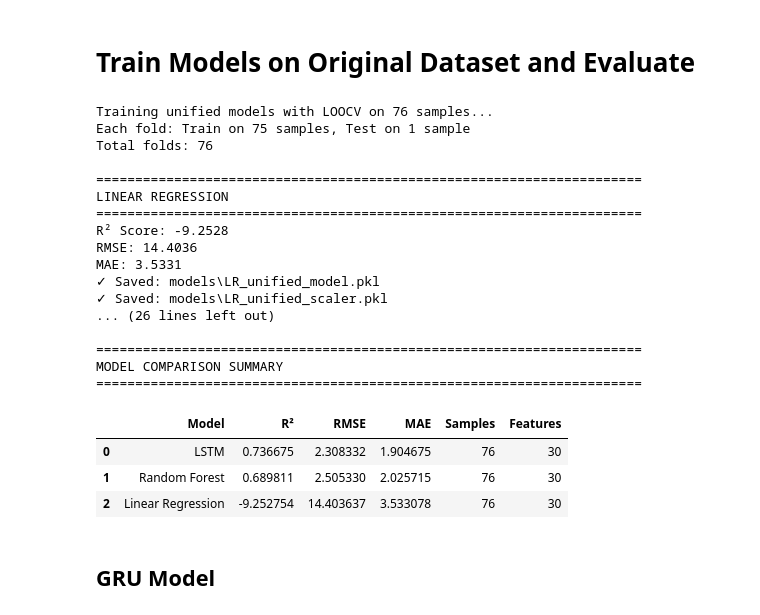
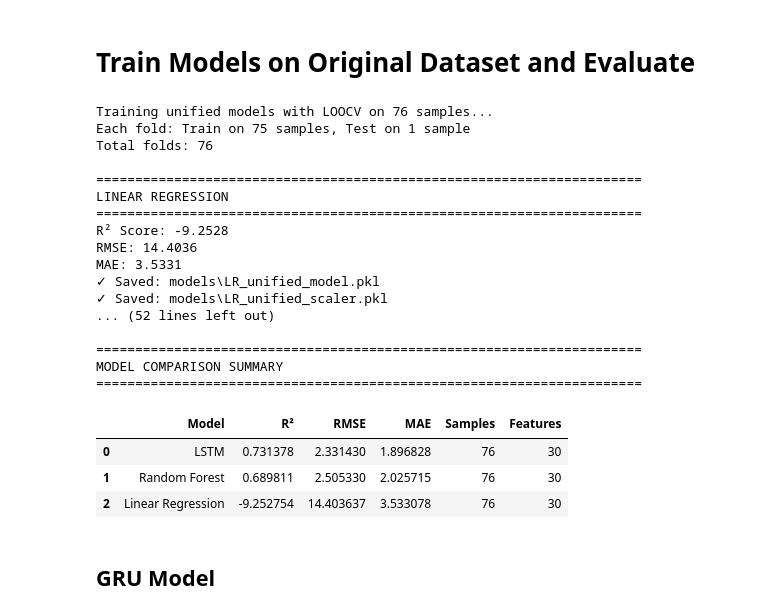
Before and after one commit to bushwill/CMPT-878-Project, a Jupyter notebook: Training_script2.ipynb, the cells around one changed output. Cells and saved outputs as stored; diff of their text form; code cells hidden in the pictures.

Commit message:
increased epochs

```diff
--- a/Training_script2.ipynb
+++ b/Training_script2.ipynb
@@ -452,7 +452,7 @@ for fold_num, (train_idx, test_idx) in enumerate(loo.split(X_unified), 1):
 
     # Train
     model.train()
-    for epoch in range(200):
+    for epoch in range(800):
         optimizer.zero_grad()
         outputs = model(X_seq_train_t, X_meta_train_t)
         loss = criterion(outputs.squeeze(), y_train_t)
@@ -508,35 +508,35 @@ print("MODEL COMPARISON SUMMARY")
 print("="*70)
 
 results_df = pd.DataFrame({
     'Model': ['Linear Regression', 'Random Forest', 'LSTM'],
     'R²': [lr_r2, rf_r2, lstm_r2],
     'RMSE': [lr_rmse, rf_rmse, lstm_rmse],
     'MAE': [lr_mae, rf_mae, lstm_mae],
     'Samples': [len(X_unified)] * 3,
     'Features': [X_unified.shape[1]] * 3
 })
 
 display(results_df.sort_values('R²', ascending=False).reset_index(drop=True))
 # %% [output]
 Training unified models with LOOCV on 76 samples...
 Each fold: Train on 75 samples, Test on 1 sample
 Total folds: 76
 
 ======================================================================
 LINEAR REGRESSION
 ======================================================================
 R² Score: -9.2528
 RMSE: 14.4036
 MAE: 3.5331
 ✓ Saved: models\LR_unified_model.pkl
 ✓ Saved: models\LR_unified_scaler.pkl
-... (26 lines left out)
+... (52 lines left out)
 
 ======================================================================
 MODEL COMPARISON SUMMARY
 ======================================================================
 |  | Model | R² | RMSE | MAE | Samples | Features |
-| 0 | LSTM | 0.736675 | 2.308332 | 1.904675 | 76 | 30 |
+| 0 | LSTM | 0.731378 | 2.331430 | 1.896828 | 76 | 30 |
 | 1 | Random Forest | 0.689811 | 2.505330 | 2.025715 | 76 | 30 |
 | 2 | Linear Regression | -9.252754 | 14.403637 | 3.533078 | 76 | 30 |
 # %% [markdown]
```
Also changed, not shown: parts of 7 cells of this notebook, 1 other file.
